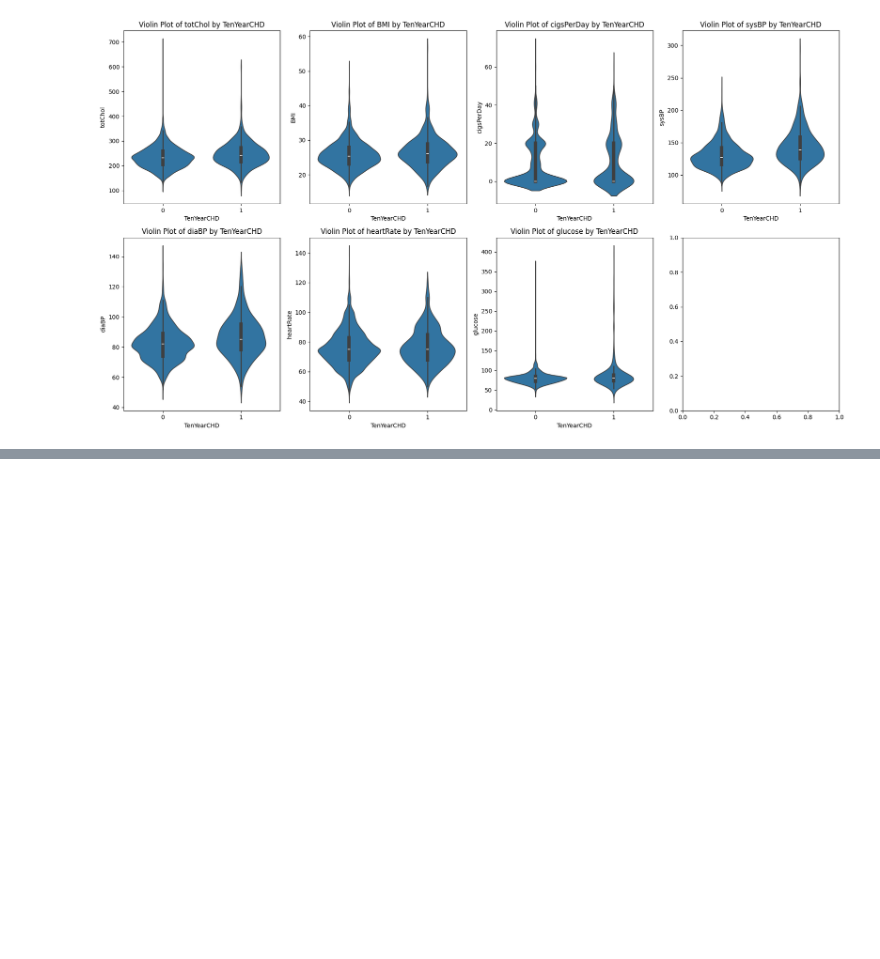
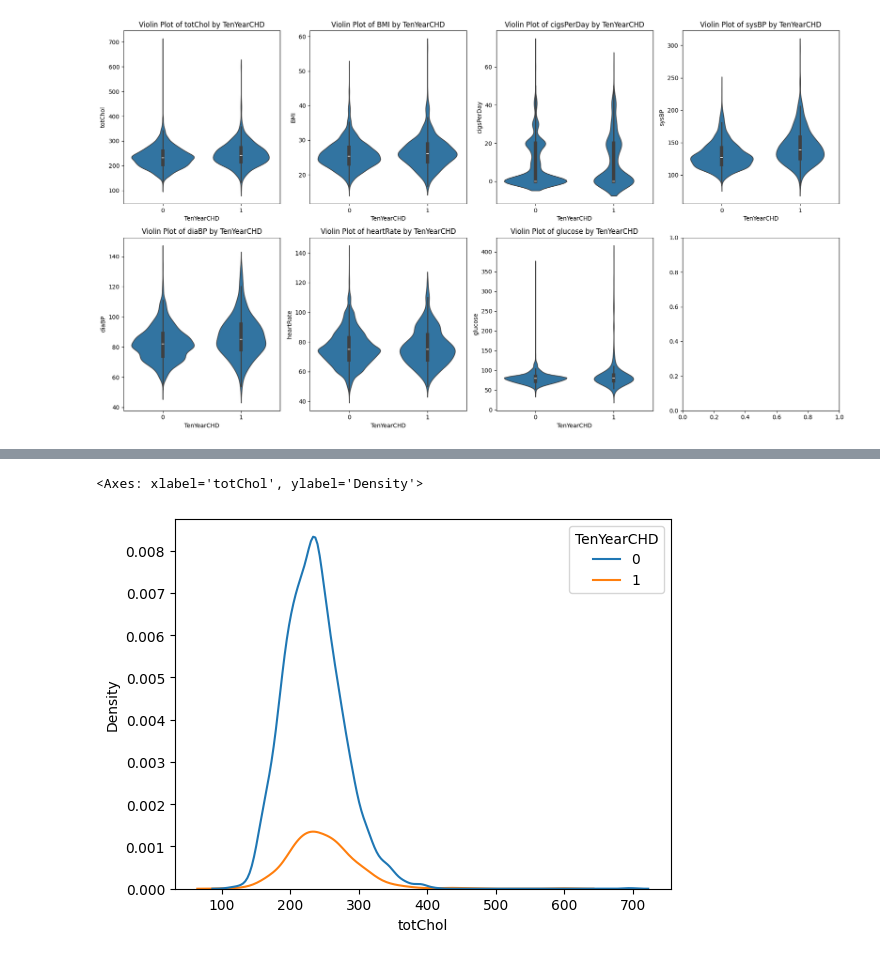
Before and after one commit to madisonhgallagher/project_chd, a Jupyter notebook: Visualizations.ipynb, the cells around one changed output, grey strips where cells are left out. Drawn from its saved outputs; the diff is of its cells as text; code cells hidden in the pictures; blank space fills up the shorter version.

```diff
--- a/Visualizations.ipynb
+++ b/Visualizations.ipynb
@@ -60,0 +80,5 @@ plt.show()
+# %%
+sns.kdeplot(data=df, x='totChol', hue='TenYearCHD')
+# %% [output]
+<Axes: xlabel='totChol', ylabel='Density'>
+[figure, added]
```
Also changed, not shown: parts of 12 cells of this notebook.
